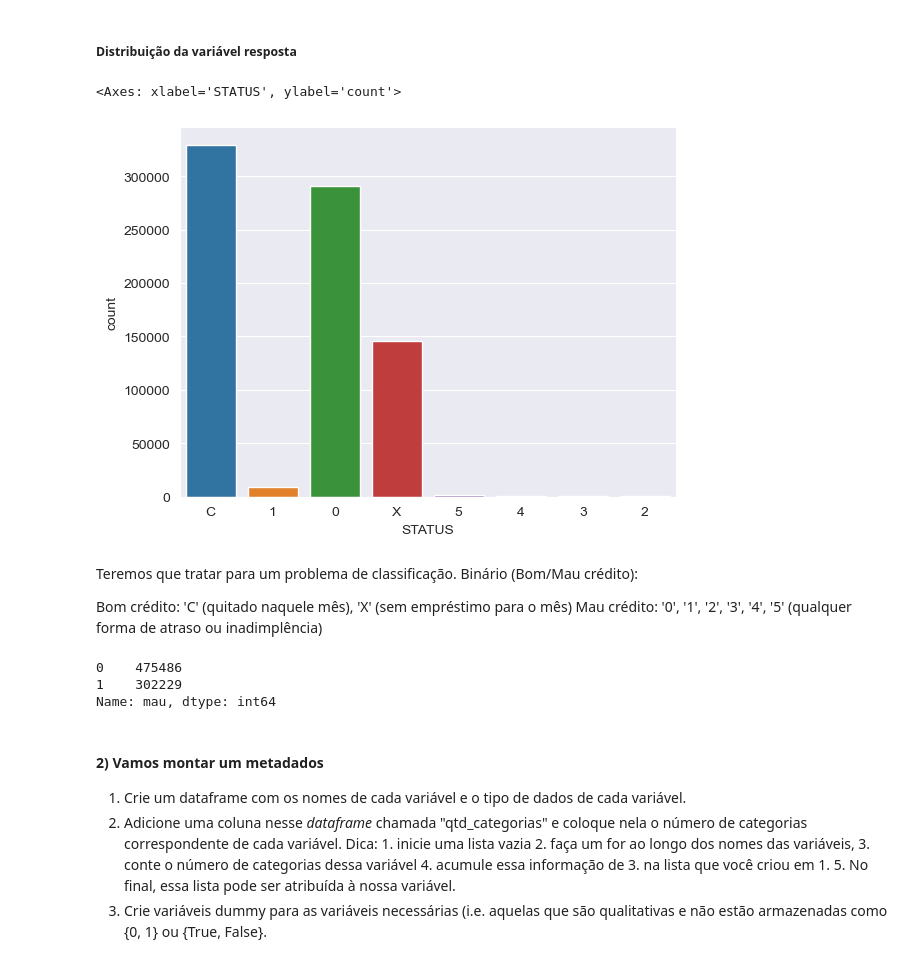
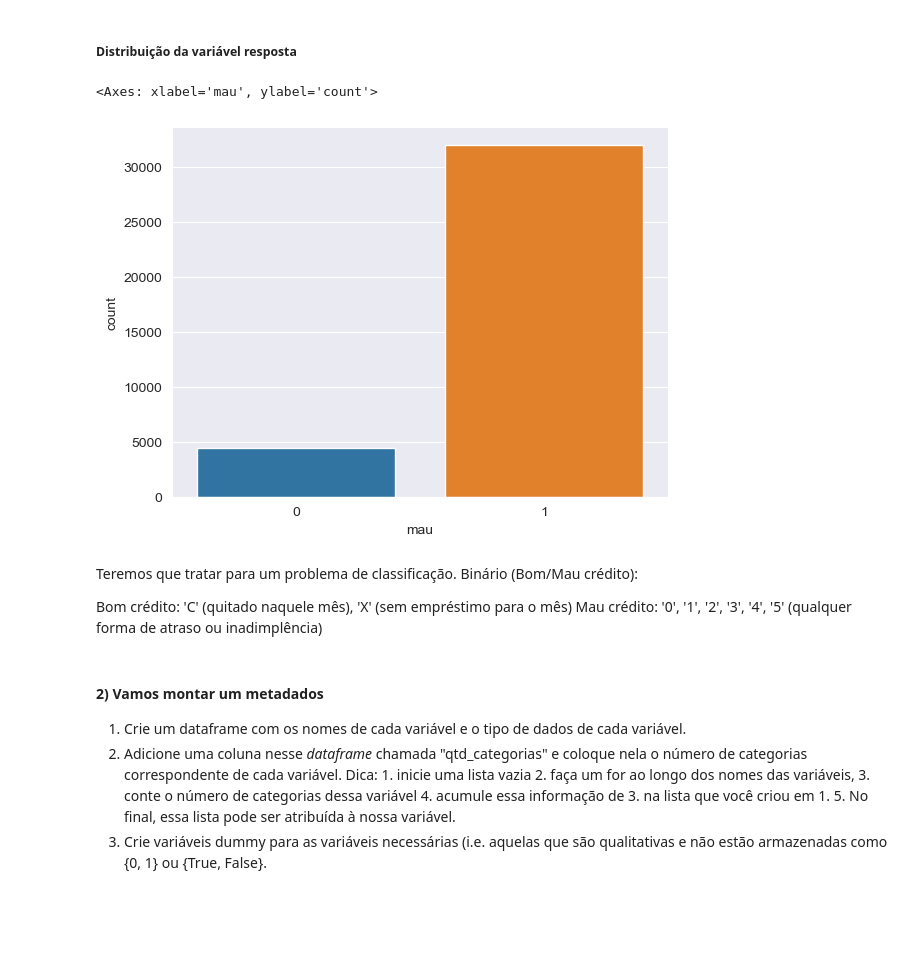
Before and after one commit to LucianoContri/DataScience, a Jupyter notebook: Python em Ciência de Dados/Árvores I/Mod07 - Tarefa 01.ipynb, the cells around one changed output. Drawn from its saved outputs; the diff is of its cells as text; code cells hidden in the pictures; blank space fills up the shorter version.

```diff
--- a/Python em Ciência de Dados/Árvores I/Mod07 - Tarefa 01.ipynb
+++ b/Python em Ciência de Dados/Árvores I/Mod07 - Tarefa 01.ipynb
@@ -15,8 +15,5 @@ Lembrando, a base se chama demo01.csv, e originalmente está publicada [aqui](ht
 import pandas as pd
 
 # Carregando a base
-application_record = pd.read_csv('application_record.csv')
-credit_record = pd.read_csv('credit_record.csv')
-
-#junção das bases
-df = pd.merge(application_record, credit_record, on='ID', how='inner')
+application_record = pd.read_csv('../../../../Datasets/application_record.csv')
+credit_record = pd.read_csv('../../../../Datasets/credit_record.csv')
@@ -43,0 +78,14 @@ df.head(20)
+# %%
+# Transformando STATUS em uma variável binária 'mau'
+credit_record['mau'] = credit_record['STATUS'].apply(lambda x: 1 if x in ['0', '1', '2', '3', '4', '5'] else 0)
+
+# Agregando para descobrir se algum registro é 'mau'
+credit_summary = credit_record.groupby('ID')['mau'].max()
+
+# Transformando o Series resultante em DataFrame
+credit_summary = credit_summary.reset_index()
+credit_summary.rename(columns={'mau': 'mau'}, inplace=True)
+# %%
+
+#junção das bases
+df = pd.merge(application_record, credit_summary, on='ID', how='inner')
@@ -129,10 +209,10 @@ df.duplicated().sum()
 # %%
 import seaborn as sns
 # normal distribution
-sns.countplot(x='STATUS', data=df)
+sns.countplot(x='mau', data=df)
 # %% [output]
-<Axes: xlabel='STATUS', ylabel='count'>
+<Axes: xlabel='mau', ylabel='count'>
-[figure, old version]
+[figure, new version]
 # %% [markdown]
 Teremos que tratar para um problema de classificação.
 Binário (Bom/Mau crédito):
@@ -147,9 +222,3 @@ df.drop(columns='STATUS', inplace=True)
-# %%
-df['mau'].value_counts()
-# %% [output]
-0    475486
-1    302229
-Name: mau, dtype: int64
 # %% [markdown]
 #### 2) Vamos montar um metadados
 
```
Also changed, not shown: parts of 16 cells of this notebook, 2 other files.
